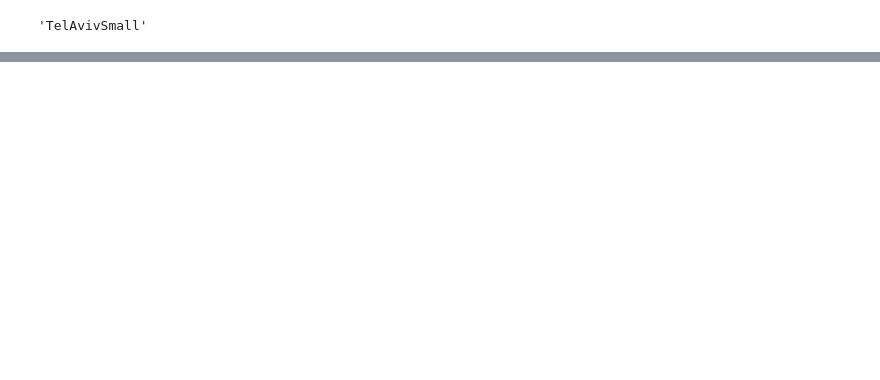
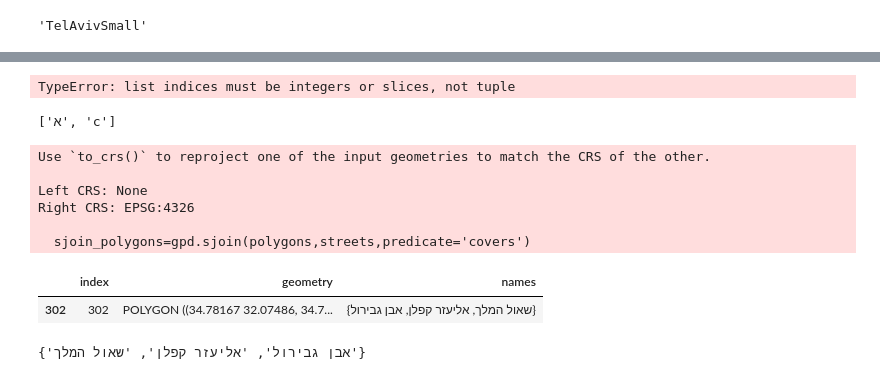
Before and after one commit to itaimondshine/NHEGEL, a Jupyter notebook: Untitled.ipynb, the cells around one changed output, grey strips where cells are left out. Drawn from its saved outputs; the diff is of its cells as text; code cells hidden in the pictures; blank space fills up the shorter version.

```diff
--- a/Untitled.ipynb
+++ b/Untitled.ipynb
@@ -139,2 +61,0 @@ Name: 1627584, dtype: object
-# %%
-map = map.edges.reset_index()
@@ -271,0 +199,6 @@ intersection
+# %%
+x = ['יפו']['לב אברהם', 'חיסין', 'חיסין']
+# %% [output]
+TypeError: list indices must be integers or slices, not tuple
+# %%
+l = ['א', 'c']
@@ -271,0 +215,4 @@ intersection
+# %%
+flatten_list
+# %% [output]
+['א', 'c']
@@ -271,0 +227,61 @@ intersection
+# %%
+import shapely
+from shapely.geometry import Point
+import geopandas as gpd
+import osmnx as ox
+import pandas as pd
+
+import shapely
+from shapely.geometry import Point
+from math import atan2, degrees
+import geopandas as gpd
+import osmnx as ox
+
+def polygonizer(lines):
+    merged_lines = shapely.ops.linemerge(lines)
+    border_lines = shapely.ops.unary_union(merged_lines)
+    decomposition = shapely.ops.polygonize(border_lines)
+    polygons = gpd.GeoDataFrame(decomposition, columns = ['geometry'])
+    return polygons.reset_index()
+
+def get_nearby_streets(Lat, Lng, is_primery=False):
+#     if is_primery: dist = 7000
+    point = Point(Lng,Lat)
+    streets = map.streets[map.streets.geometry.type == 'LineString'].reset_index()
+    streets.dropna(subset='name',inplace=True)
+    streets['type'] = streets['name'].apply(lambda x : type(x))
+    streets = streets[streets['type']!=list]
+    if is_primery:
+        streets = streets[streets['highway'].isin(['trunk','primary', 'motorway','tertiary', 'secondary','footway','service'])]
+    streets['azimuth'] = streets['geometry'].apply(lambda x : azimuth_to_street(point,x))
+    polygons = polygonizer(streets['geometry'].to_list())
+    streets = streets.drop('index', axis=1)
+    streets = streets.drop('level_0', axis=1)
+    sjoin_polygons=gpd.sjoin(polygons,streets,predicate='covers')
+    polygons['names'] = sjoin_polygons.groupby('index').agg(set)['name']
+    azimuth_to_streets = pd.DataFrame(sjoin_polygons.groupby('name')['azimuth'].mean()).astype(int).reset_index()
+    return polygons[polygons.contains(point)], polygons
+
+def azimuth_to_street(point, street):
+    angles = 0
+    for l in street.boundary.geoms:
+        angles+=degrees(atan2(l.y-point.y, l.x-point.x))
+
+    azimuth = angles/len(street.boundary.geoms) if len(street.boundary.geoms) != 0 else 0
+    if azimuth<=0: azimuth+=360
+    return int(np.round(azimuth))
+poly,polygons = get_nearby_streets(32.073599, 34.781754, 500, False)
+poly
+# %% [output]
+Use `to_crs()` to reproject one of the input geometries to match the CRS of the other.
+
+Left CRS: None
+Right CRS: EPSG:4326
+
+  sjoin_polygons=gpd.sjoin(polygons,streets,predicate='covers')
+|  | index | geometry | names |
+| 302 | 302 | POLYGON ((34.78167 32.07486, 34.7... | {שאול המלך, אליעזר קפלן, אבן גבירול} |
+# %%
+poly.names.iloc[0]
+# %% [output]
+{'אבן גבירול', 'אליעזר קפלן', 'שאול המלך'}
```
Also changed, not shown: parts of 56 cells of this notebook, 10 other files.
